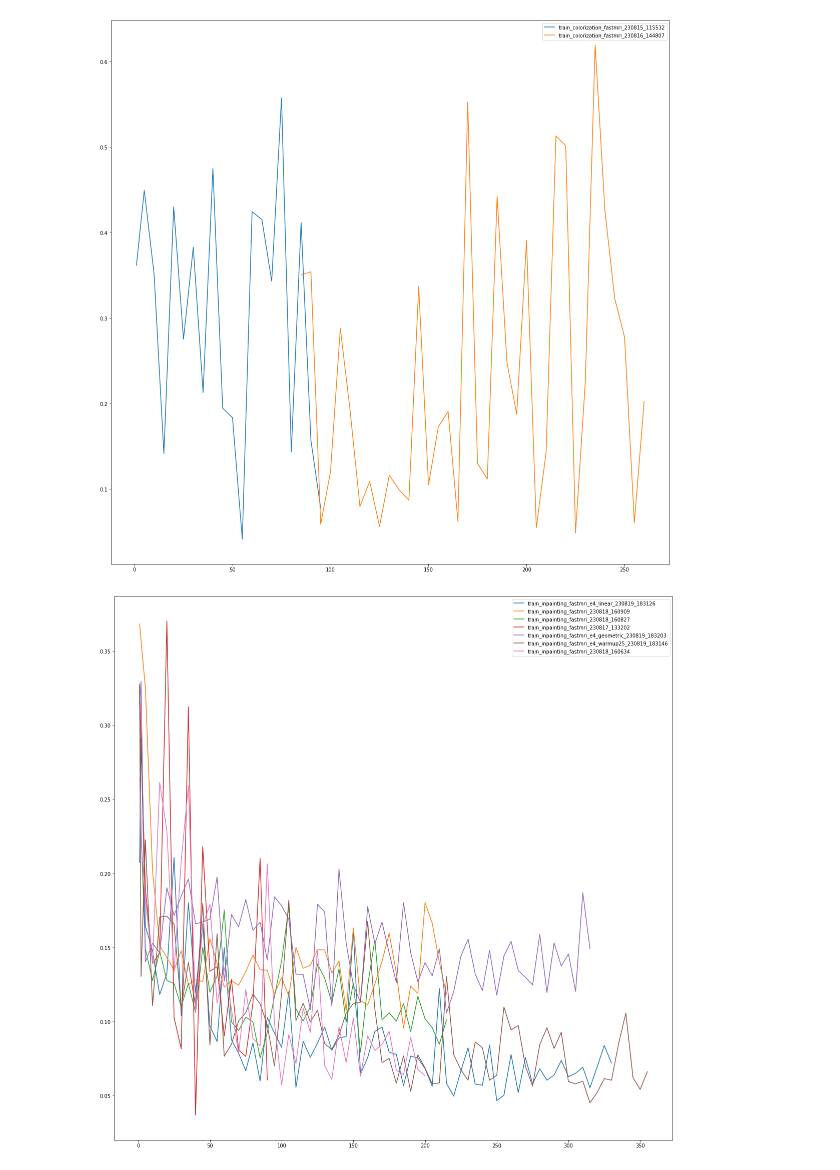
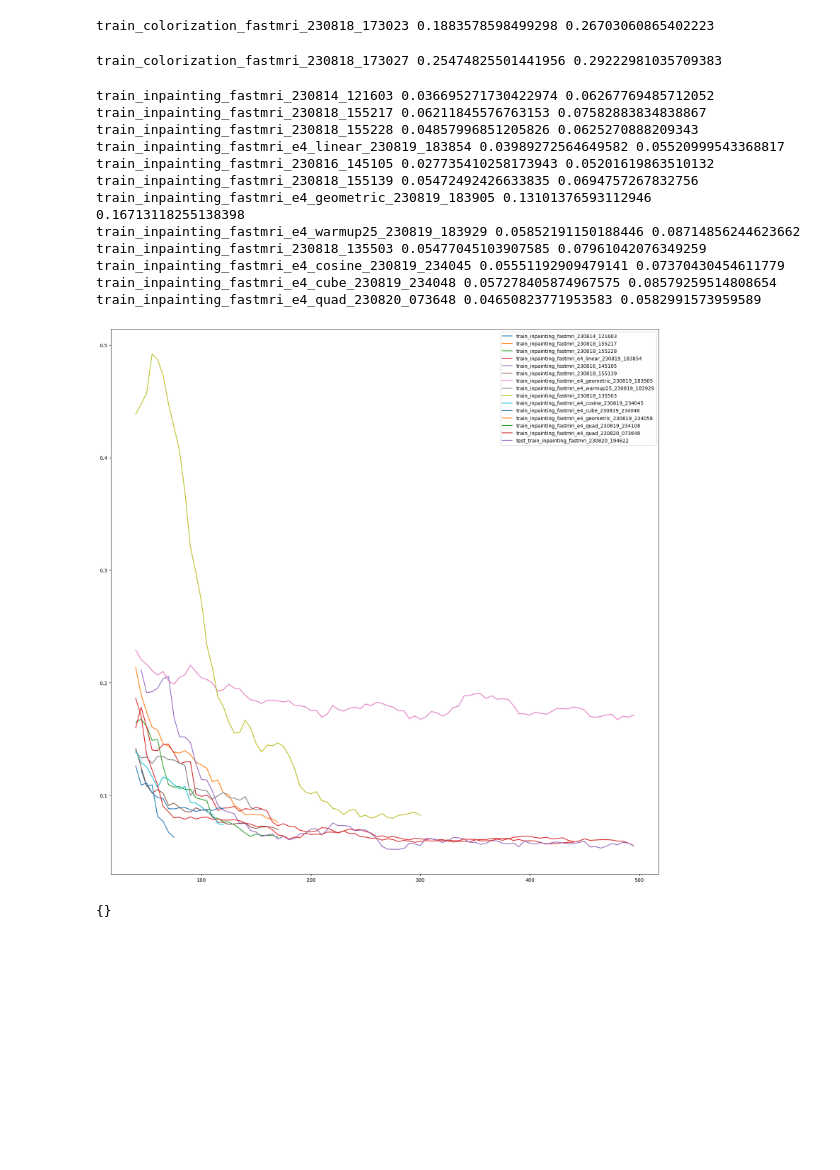
Before and after one commit to asy51/Palette-Image-to-Image-Diffusion-Models, a Jupyter notebook: recon_metrics.ipynb, the cells around one changed output. Drawn from its saved outputs; the diff is of its cells as text; code cells hidden in the pictures; blank space fills up the shorter version.

```diff
--- a/recon_metrics.ipynb
+++ b/recon_metrics.ipynb
@@ -15,7 +18,7 @@ from tqdm import tqdm
 l1 = nn.L1Loss()
 l2 = nn.MSELoss()
 tx = T.ToTensor()
-SMOOTH = 1
+SMOOTH = 10
 # %%
 fig, ax = plt.subplots(1, 1, figsize=(20, 20))
 for ROOT in tqdm(glob('experiments/*colorization*'), position=0):
@@ -49,51 +52,71 @@ for ROOT in tqdm(glob('experiments/*colorization*'), position=0):
         # print(experiment, epoch, end='\r')
 
     ax.plot(ret.keys(), pd.Series([r['l1_loss'] for r in ret.values()]).rolling(window=SMOOTH).mean(), label=experiment)
-    # plt.plot(ret.keys(), [r['l2_loss'] for r in ret.values()], label='l2_loss')
+    if ret:
+        print(experiment, min([r['l1_loss'] for r in ret.values()]).item(), pd.Series([r['l1_loss'] for r in ret.values()]).rolling(window=SMOOTH).mean().min())    # plt.plot(ret.keys(), [r['l2_loss'] for r in ret.values()], label='l2_loss')
     # plt.title(experiment)
 ax.legend()
 plt.show()
 # %% [output]
-[figure, removed]
+train_colorization_fastmri_230818_173023 0.1883578598499298 0.26703060865402223
+train_colorization_fastmri_230818_173027 0.25474825501441956 0.29222981035709383
 # %%
 fig, ax = plt.subplots(1, 1, figsize=(20, 20))
-for ROOT in tqdm(glob('experiments/*inpainting*'), position=0):
+for ROOT in glob('experiments/*inpainting*'):
     ROOT = ROOT + '/results/val/'
     experiment = ROOT.split('/')[-4]
     folders = glob(f"{ROOT}/*")
     folders = sorted(folders, key=lambda f: int(f.split('/')[-1]))
     ret = {}
-    for folder in tqdm(folders, position=1):
+    for folder in folders:
         epoch = int(folder.split('/')[-1])
         pngs = [g for g in glob(f'{folder}/*') if any(x in g for x in ['GT', 'Out', 'Mask'])]
         slcs = set([p.split('/')[-1].replace('GT_','').replace('Out_','').replace('Mask_','') for p in pngs])
         slcs = {k:
             {'gt': [p for p in pngs if k in p and 'GT' in p][0],
             'out': [p for p in pngs if k in p and 'Out' in p][0],
             'mask': [p for p in pngs if k in p and 'Mask' in p][0]} for k in slcs}
         masked_loss = []
         loss = []
         for slc in slcs.values():
             gt_path = slc['gt']
             gt = Image.open(gt_path)
             gt_array = tx(gt)
             out_path = slc['out']
             out = Image.open(out_path)
             out_array = tx(out)
             mask_path = slc['mask']
             mask = Image.open(mask_path)
             mask_array = tx(mask) == 1
             masked_loss.append(torch.sum(torch.abs(gt_array - out_array)) / mask_array.sum())
             loss.append(l1(out_array, gt_array))
         ret[epoch] = {
             'masked_loss': torch.tensor(masked_loss).mean(),
             'loss': torch.tensor(loss).mean(),
         }
         # print(experiment, epoch, end='\r')
 
     ax.plot(ret.keys(), pd.Series([r['masked_loss'] for r in ret.values()]).rolling(window=SMOOTH).mean(), label=experiment)
+    if ret:
+        print(experiment, min([r['masked_loss'] for r in ret.values()]).item(), pd.Series([r['masked_loss'] for r in ret.values()]).rolling(window=SMOOTH).mean().min())
     # plt.plot(ret.keys(), [r['loss'] for r in ret.values()], label='masked_loss')
 ax.legend()
 plt.show()
 # %% [output]
+train_inpainting_fastmri_230814_121603 0.036695271730422974 0.06267769485712052
+train_inpainting_fastmri_230818_155217 0.06211845576763153 0.07582883834838867
+train_inpainting_fastmri_230818_155228 0.04857996851205826 0.0625270888209343
+train_inpainting_fastmri_e4_linear_230819_183854 0.03989272564649582 0.05520999543368817
+train_inpainting_fastmri_230816_145105 0.027735410258173943 0.05201619863510132
+train_inpainting_fastmri_230818_155139 0.05472492426633835 0.0694757267832756
+train_inpainting_fastmri_e4_geometric_230819_183905 0.13101376593112946 0.16713118255138398
+train_inpainting_fastmri_e4_warmup25_230819_183929 0.05852191150188446 0.08714856244623662
+train_inpainting_fastmri_230818_135503 0.05477045103907585 0.07961042076349259
+train_inpainting_fastmri_e4_cosine_230819_234045 0.05551192909479141 0.07370430454611779
+train_inpainting_fastmri_e4_cube_230819_234048 0.057278405874967575 0.08579259514808654
+train_inpainting_fastmri_e4_quad_230820_073648 0.04650823771953583 0.0582991573959589
-[figure, old version]
+[figure, new version]
+# %%
+ret
+# %% [output]
+{}
```
Also changed, not shown: parts of 1 cell of this notebook, 1 other file.
